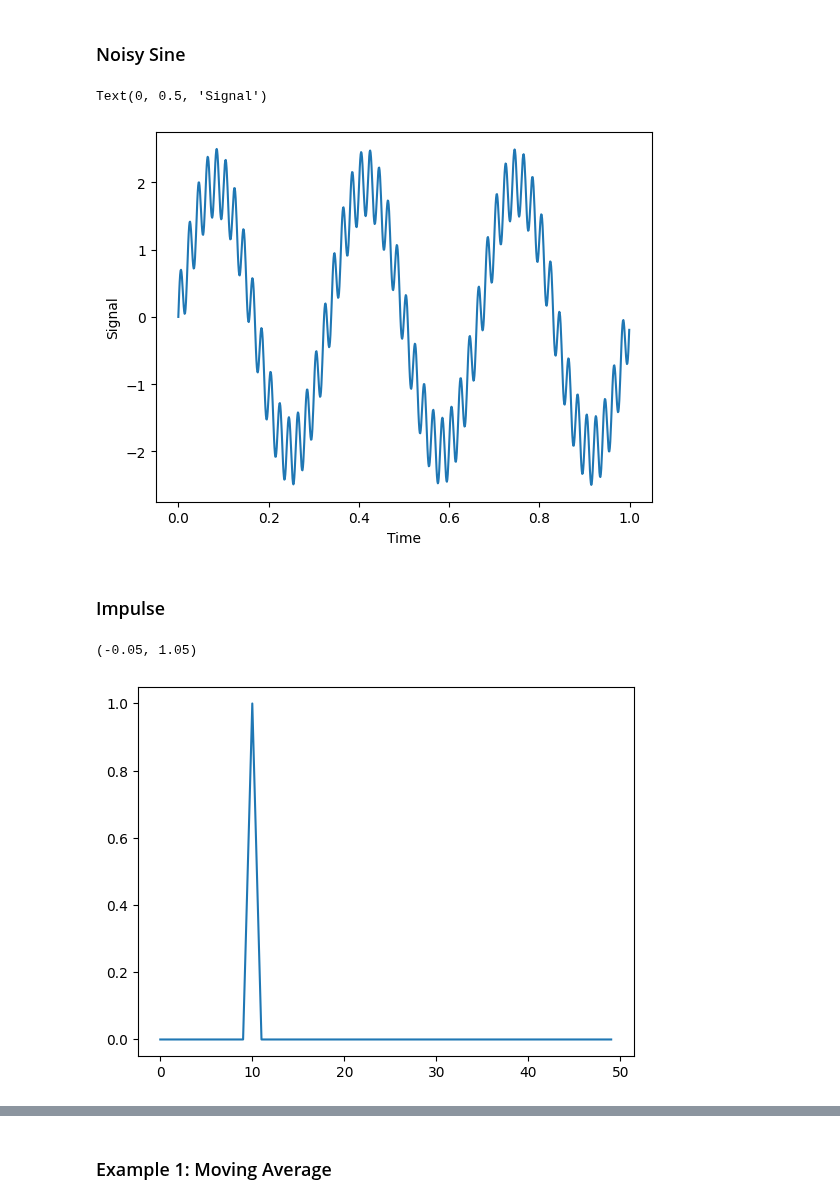
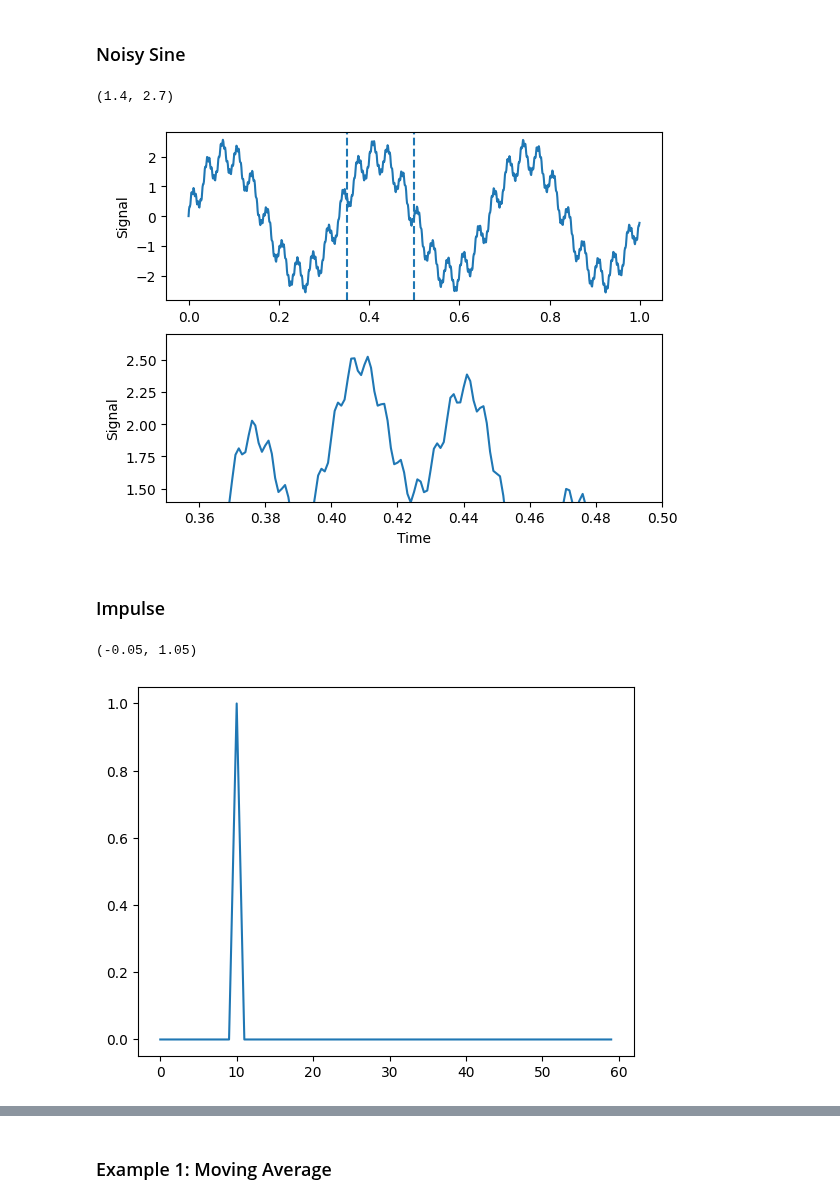
Before and after one commit to thomas-haslwanter/CSS_ipynb, a Jupyter notebook: Soundproc_3_LinearFilters.ipynb, the cells around one changed output, grey strips where cells are left out. Saved outputs shown, nothing was run; the diff lists cells and outputs as text; code cells hidden in the pictures.

```diff
--- a/Soundproc_3_LinearFilters.ipynb
+++ b/Soundproc_3_LinearFilters.ipynb
@@ -25,31 +21,40 @@ We will use the following data to demonstrate the effect of linear filters on th
 # %%
 rate = 1000
 t = np.arange(0, 1, 1/rate)
-freqs = [3, 50]
-amps = [2, 0.5]
-x = np.zeros(t.shape)
+freqs = [3, 30, 200]
+amps = [2, 0.5, 0.1]
+sig = np.zeros(t.shape)
 
 for freq, amp in zip(freqs, amps):
     omega = 2 * np.pi * freq
-    x += amp * np.sin(omega * t)
+    sig += amp * np.sin(omega * t)
 
-plt.plot(t, x)
-plt.xlabel('Time')
-plt.ylabel('Signal')
+fig, axs = plt.subplots(2, 1)
+
+axs[0].plot(t, sig)
+axs[0].set_ylabel('Signal')
+axs[0].axvline(0.35, ls='dashed')
+axs[0].axvline(0.5, ls='dashed')
+
+axs[1].plot(t, sig)
+axs[1].set_xlabel('Time')
+axs[1].set_ylabel('Signal')
+axs[1].set_xlim([0.35, 0.5])
+axs[1].set_ylim([1.4, 2.7])
 # %% [output]
-Text(0, 0.5, 'Signal')
+(1.4, 2.7)
-[figure, old version]
+[figure, new version]
 # %% [markdown]
 ### Impulse
 # %%
-impulse = np.zeros(50)
+impulse = np.zeros(60)
 impulse[10] = 1
 
 plt.plot(impulse)
 plt.ylim(-0.05, 1.05)
 # %% [output]
 (-0.05, 1.05)
-[figure, old version]
+[figure, new version]
 # %% [markdown]
 ## Finite Impulse Response-Filters (FIR)
 
```
Also changed, not shown: parts of 13 cells of this notebook, 4 other files.
